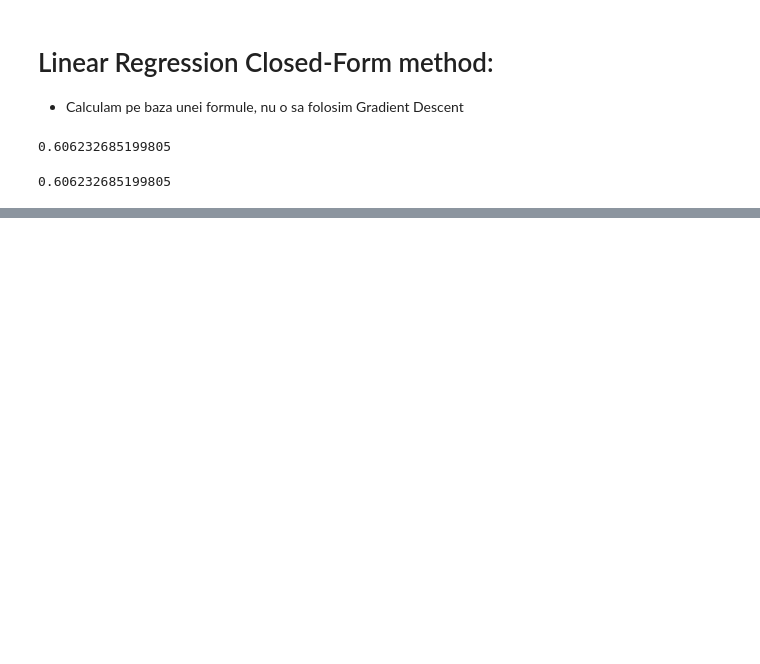
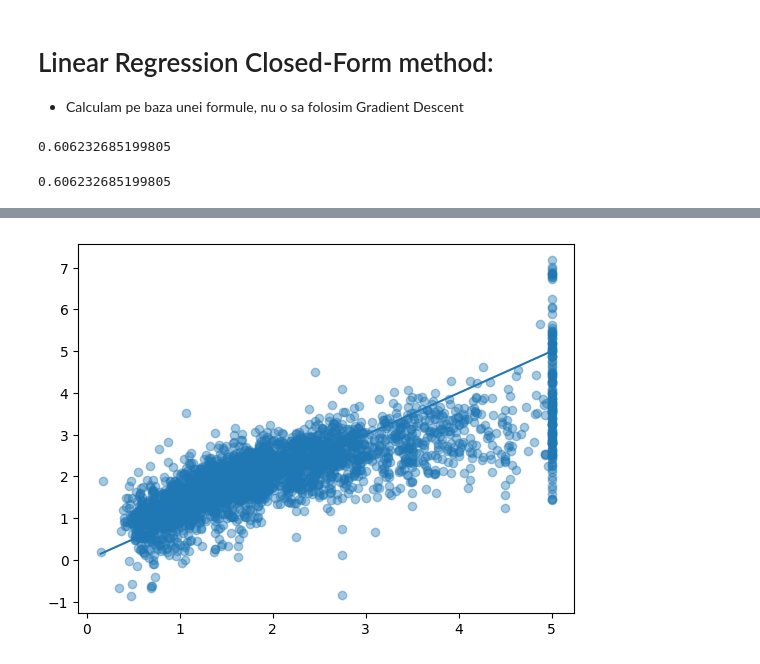
Before and after one commit to BejenaruIoanMatei/ML-Fundamentals, a Jupyter notebook: LinearRegression/LinearRegression.ipynb, the cells around one changed output, grey strips where cells are left out. Saved outputs shown, nothing was run; the diff lists cells and outputs as text; code cells hidden in the pictures; blank space fills up the shorter version.

```diff
--- a/LinearRegression/LinearRegression.ipynb
+++ b/LinearRegression/LinearRegression.ipynb
@@ -54,0 +88,9 @@ print(r2_score(y, y_pred))
+# %%
+idx = np.random.choice(len(y), size=3000, replace=False)
+
+plt.figure()
+plt.scatter(y[idx], y_pred[idx], alpha=0.4)
+plt.plot([y.min(), y.max()], [y.min(), y.max()])
+plt.show()
+# %% [output]
+[figure, added]
```
Also changed, not shown: parts of 4 cells of this notebook, 2 other files.
